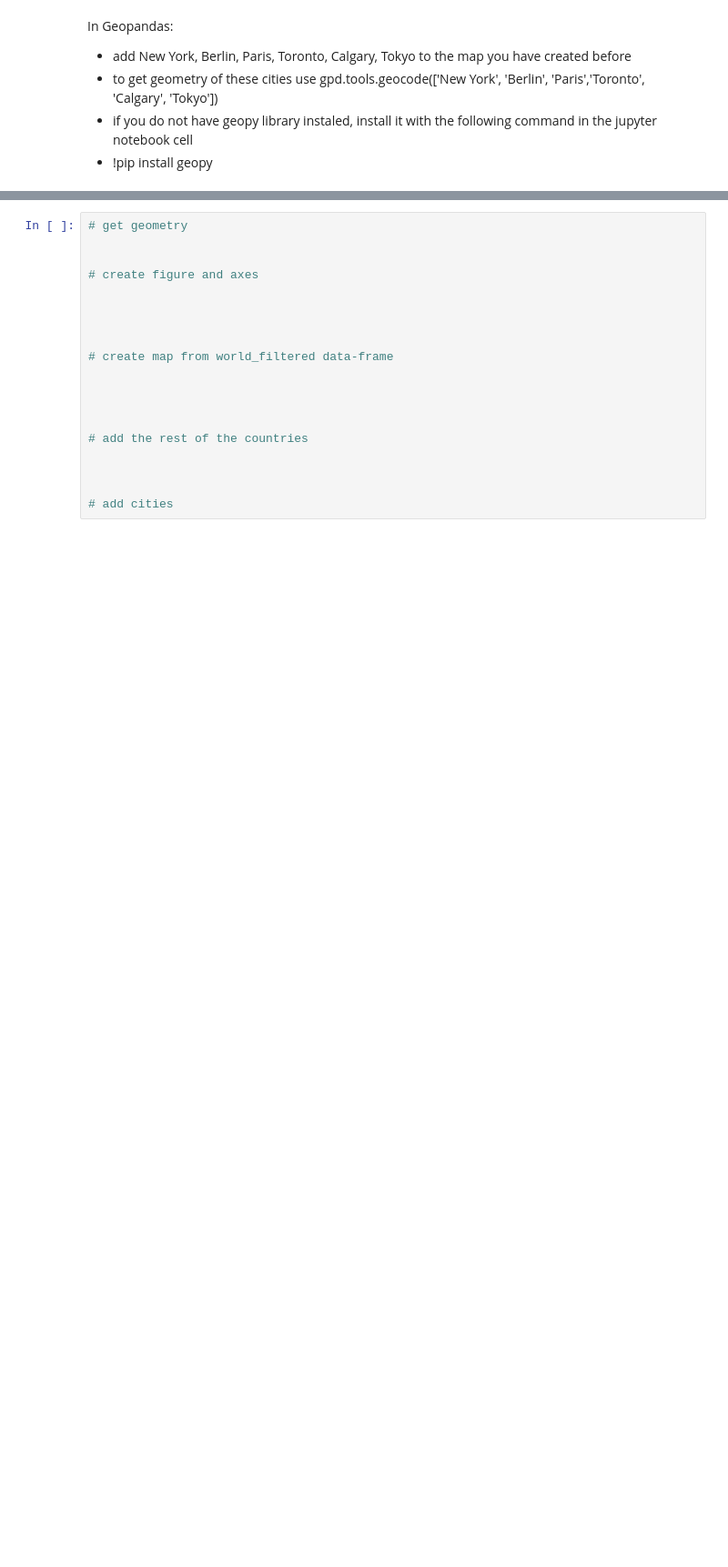
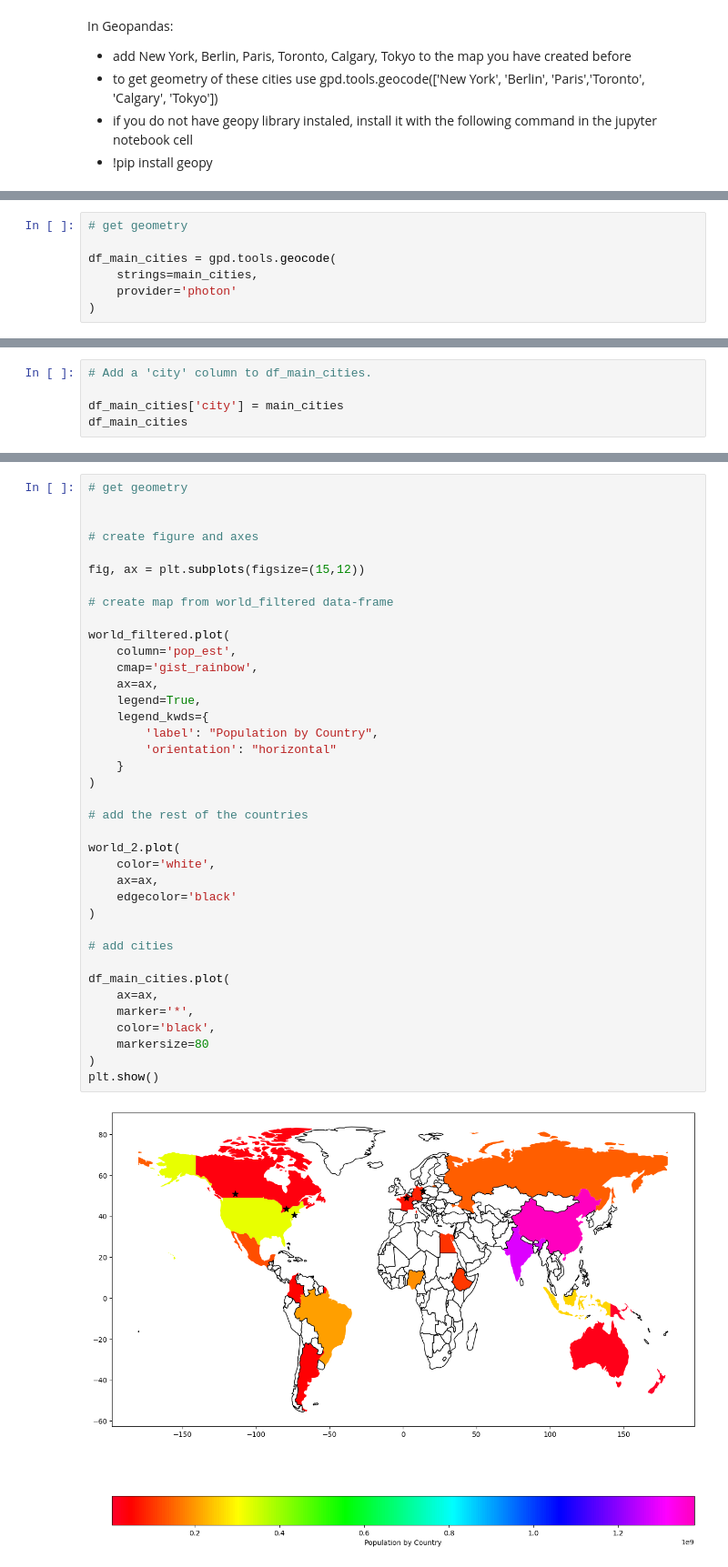
Before and after one commit to ryan-ferns/DS_auticon_dataviz, a Jupyter notebook: maps_exercise.ipynb, the cells around one changed output, grey strips where cells are left out. Shown at 91% size. Saved outputs shown, nothing was run; the diff lists cells and outputs as text; blank space fills up the shorter version.

```diff
--- a/maps_exercise.ipynb
+++ b/maps_exercise.ipynb
@@ -45,0 +297,7 @@ In Geopandas:
+# %%
+# get geometry
+
+df_main_cities = gpd.tools.geocode(
+    strings=main_cities,
+    provider='photon'
+)
@@ -45,0 +314,5 @@ In Geopandas:
+# %%
+# Add a 'city' column to df_main_cities.
+
+df_main_cities['city'] = main_cities
+df_main_cities
@@ -46,19 +327,40 @@ In Geopandas:
 # %%
 # get geometry
 
 
 # create figure and axes
 
-
-
+fig, ax = plt.subplots(figsize=(15,12))
 
 # create map from world_filtered data-frame
 
-
-
+world_filtered.plot(
+    column='pop_est',
+    cmap='gist_rainbow',
+    ax=ax,
+    legend=True,
+    legend_kwds={
+        'label': "Population by Country",
+        'orientation': "horizontal"
+    }
+)
 
 # add the rest of the countries
 
-
+world_2.plot(
+    color='white',
+    ax=ax,
+    edgecolor='black'
+)
 
 # add cities
+
+df_main_cities.plot(
+    ax=ax,
+    marker='*',
+    color='black',
+    markersize=80
+)
+plt.show()
+# %% [output]
+[figure, added]
```
Also changed, not shown: parts of 27 cells of this notebook.
